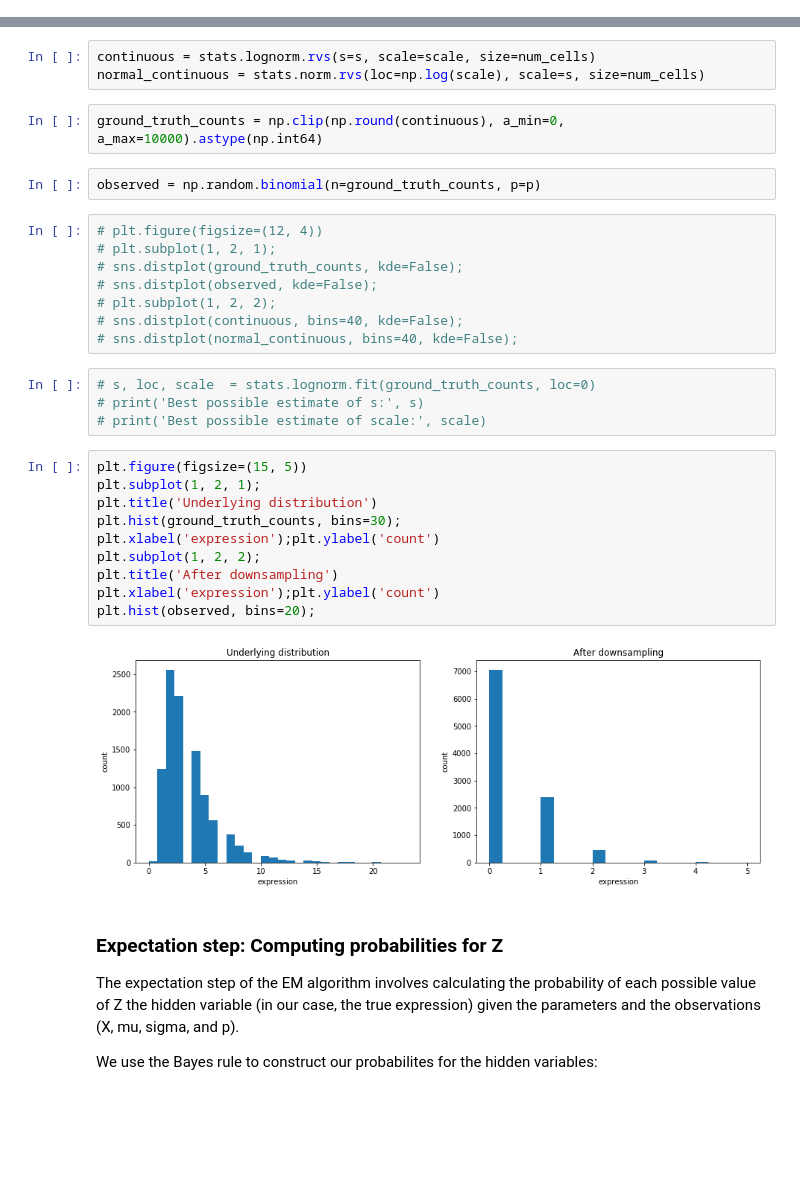
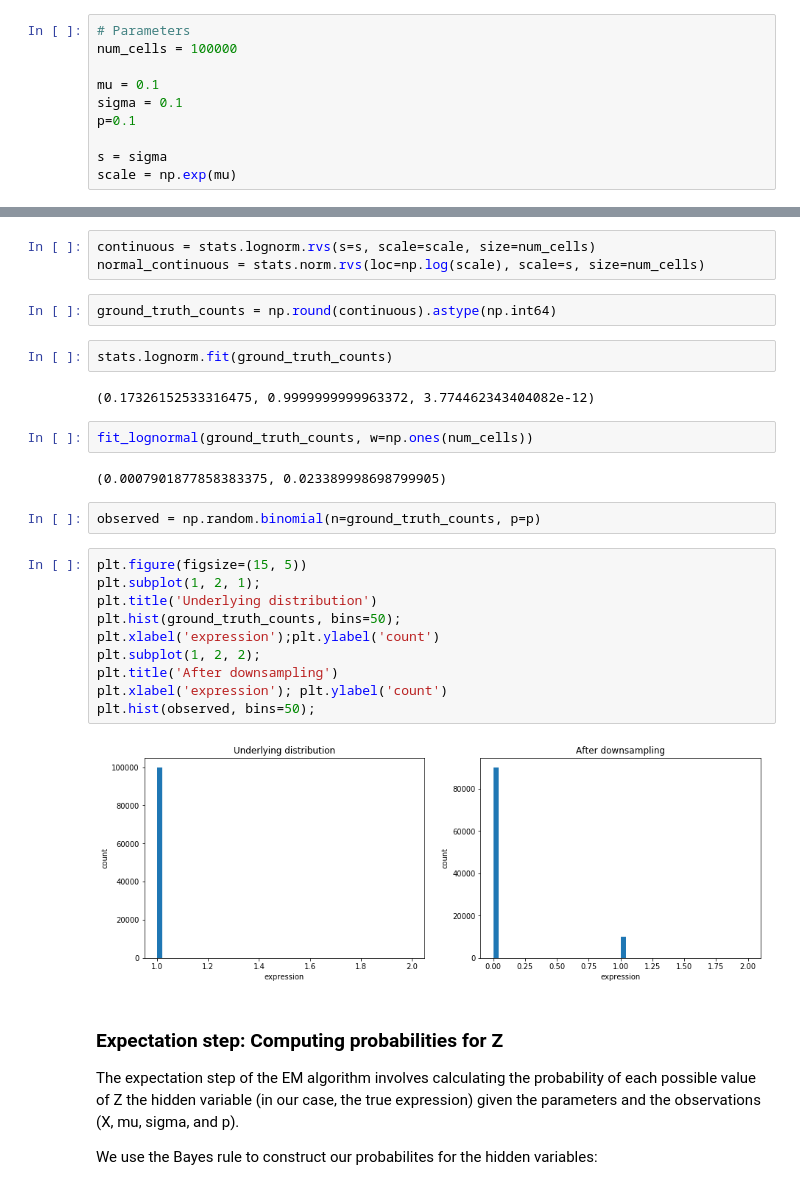
Before and after one commit to yelabucsf/scrna-parameter-estimation, a Jupyter notebook: notebooks/1d_em_simulation_lognormal_v2.ipynb, the cells around one changed output, grey strips where cells are left out. Drawn from its saved outputs; the diff is of its cells as text; blank space fills up the shorter version.

```diff
--- a/notebooks/1d_em_simulation_lognormal_v2.ipynb
+++ b/notebooks/1d_em_simulation_lognormal_v2.ipynb
@@ -90,0 +78,10 @@ print(mu, sigma)
+# %%
+# Parameters
+num_cells = 100000
+
+mu = 0.1
+sigma = 0.1
+p=0.1
+
+s = sigma
+scale = np.exp(mu)
@@ -92,33 +93,29 @@ print(mu, sigma)
 continuous = stats.lognorm.rvs(s=s, scale=scale, size=num_cells)
 normal_continuous = stats.norm.rvs(loc=np.log(scale), scale=s, size=num_cells)
 # %%
-ground_truth_counts = np.clip(np.round(continuous), a_min=0, a_max=10000).astype(np.int64)
+ground_truth_counts = np.round(continuous).astype(np.int64)
+# %%
+stats.lognorm.fit(ground_truth_counts)
+# %% [output]
+(0.17326152533316475, 0.9999999999963372, 3.774462343404082e-12)
+# %%
+fit_lognormal(ground_truth_counts, w=np.ones(num_cells))
+# %% [output]
+(0.0007901877858383375, 0.023389998698799905)
 # %%
 observed = np.random.binomial(n=ground_truth_counts, p=p)
-# %%
-# plt.figure(figsize=(12, 4))
-# plt.subplot(1, 2, 1);
-# sns.distplot(ground_truth_counts, kde=False);
-# sns.distplot(observed, kde=False);
-# plt.subplot(1, 2, 2);
-# sns.distplot(continuous, bins=40, kde=False);
-# sns.distplot(normal_continuous, bins=40, kde=False);
-# %%
-# s, loc, scale  = stats.lognorm.fit(ground_truth_counts, loc=0)
-# print('Best possible estimate of s:', s)
-# print('Best possible estimate of scale:', scale)
 # %%
 plt.figure(figsize=(15, 5))
 plt.subplot(1, 2, 1);
 plt.title('Underlying distribution')
-plt.hist(ground_truth_counts, bins=30);
+plt.hist(ground_truth_counts, bins=50);
 plt.xlabel('expression');plt.ylabel('count')
 plt.subplot(1, 2, 2);
 plt.title('After downsampling')
-plt.xlabel('expression');plt.ylabel('count')
-plt.hist(observed, bins=20);
+plt.xlabel('expression'); plt.ylabel('count')
+plt.hist(observed, bins=50);
 # %% [output]
-[figure, old version]
+[figure, new version]
 # %% [markdown]
 ### Expectation step: Computing probabilities for Z
 
```
Also changed, not shown: parts of 19 cells of this notebook, 4 other files.
